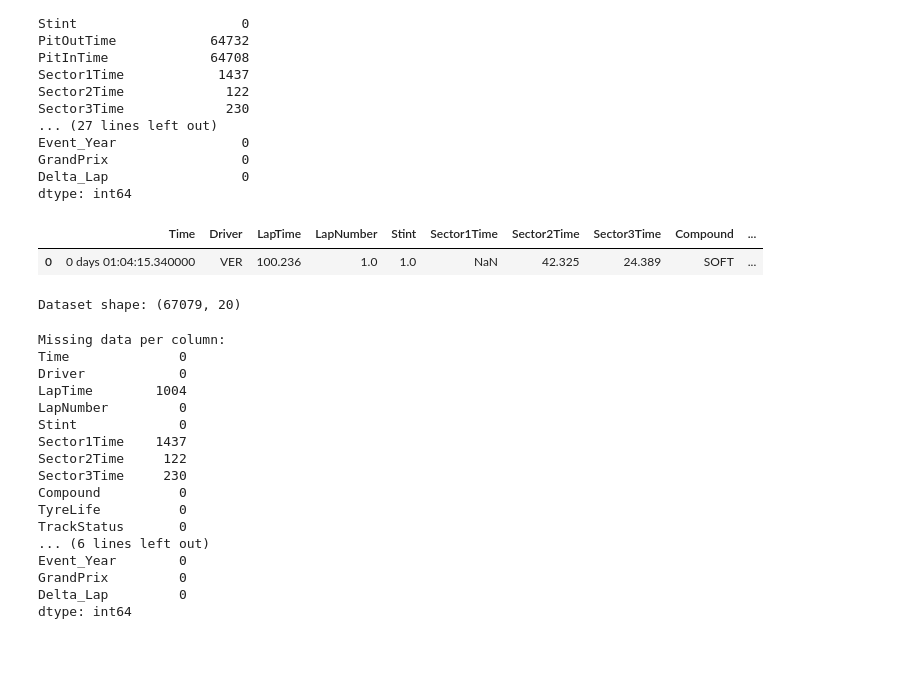
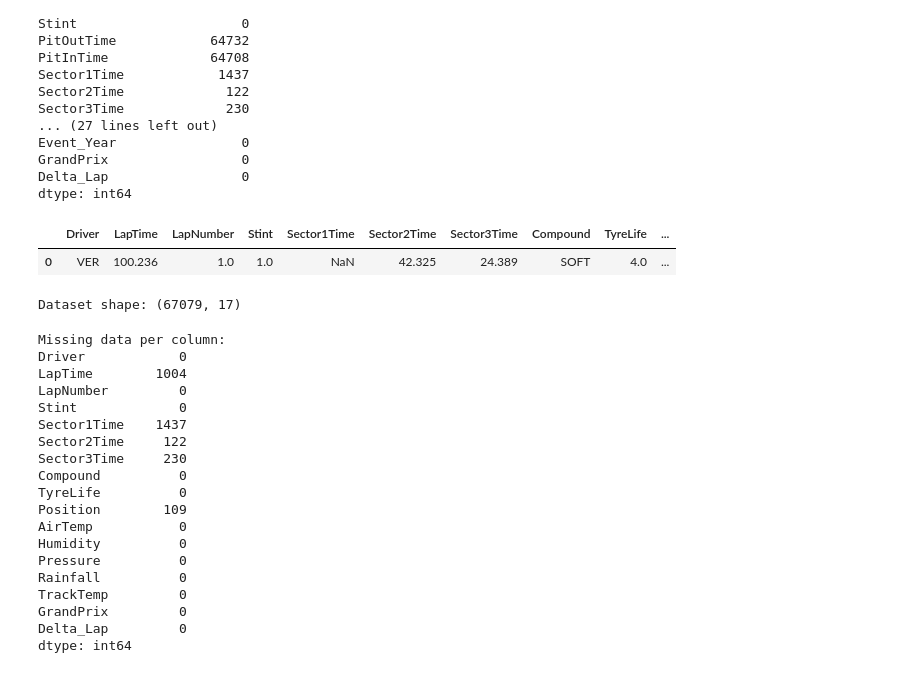
Before and after one commit to diegonbotelho/f1-tire-prediction, a Jupyter notebook: notebooks/pre-process_feature-selection.ipynb, the cells around one changed output. Saved outputs shown, nothing was run; the diff lists cells and outputs as text; code cells hidden in the pictures.

```diff
--- a/notebooks/pre-process_feature-selection.ipynb
+++ b/notebooks/pre-process_feature-selection.ipynb
@@ -54,46 +56,48 @@ dtype: int64
 # %%
 # Exclusion of features that are not necessary
 columns_to_remove = [
+    'Time',
     'DriverNumber',
     'PitOutTime',
     'PitInTime',
     'Sector1SessionTime',
     'Sector2SessionTime',
     'Sector3SessionTime',
     'SpeedI1',
     'SpeedI2',
     'SpeedFL',
     'SpeedST',
     'IsPersonalBest',
     'FreshTyre',
     'Team',
     'LapStartTime',
     'LapStartDate',
     'Deleted',
     'DeletedReason',
     'FastF1Generated',
     'IsAccurate',
     'WindDirection',
-    'WindSpeed'
+    'WindSpeed',
+    'TrackStatus',
+    'Event_Year'
 ]
 
 new_df = all_races_df.drop(columns=columns_to_remove)
 new_df.head(1)
 # %% [output]
-|  | Time | Driver | LapTime | LapNumber | Stint | Sector1Time | Sector2Time | Sector3Time | Compound | ... |
-| 0 | 0 days 01:04:15.340000 | VER | 100.236 | 1.0 | 1.0 | NaN | 42.325 | 24.389 | SOFT | ... |
+|  | Driver | LapTime | LapNumber | Stint | Sector1Time | Sector2Time | Sector3Time | Compound | TyreLife | ... |
+| 0 | VER | 100.236 | 1.0 | 1.0 | NaN | 42.325 | 24.389 | SOFT | 4.0 | ... |
 # %%
 # Display basic info
 print("Dataset shape:", new_df.shape)
 # %% [output]
-Dataset shape: (67079, 20)
+Dataset shape: (67079, 17)
 # %%
 # Missing Data Analysis
 print("Missing data per column:")
 print(new_df.isnull().sum())
 # %% [output]
 Missing data per column:
-Time              0
 Driver            0
 LapTime        1004
 LapNumber         0
@@ -103,9 +107,12 @@ Sector2Time     122
 Sector3Time     230
 Compound          0
 TyreLife          0
-TrackStatus       0
-... (6 lines left out)
-Event_Year        0
+Position        109
+AirTemp           0
+Humidity          0
+Pressure          0
+Rainfall          0
+TrackTemp         0
 GrandPrix         0
 Delta_Lap         0
 dtype: int64
```
Also changed, not shown: parts of 11 cells of this notebook.
